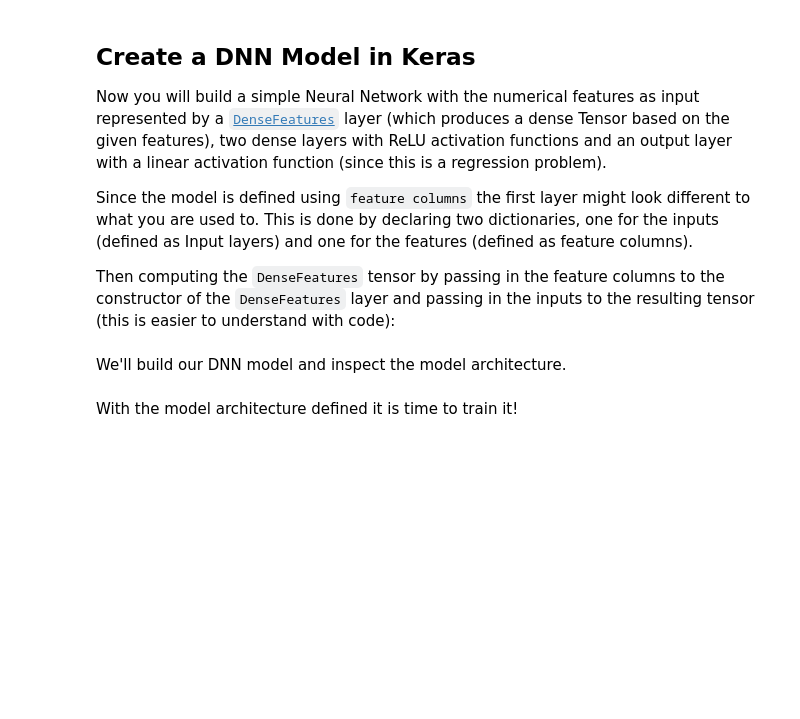
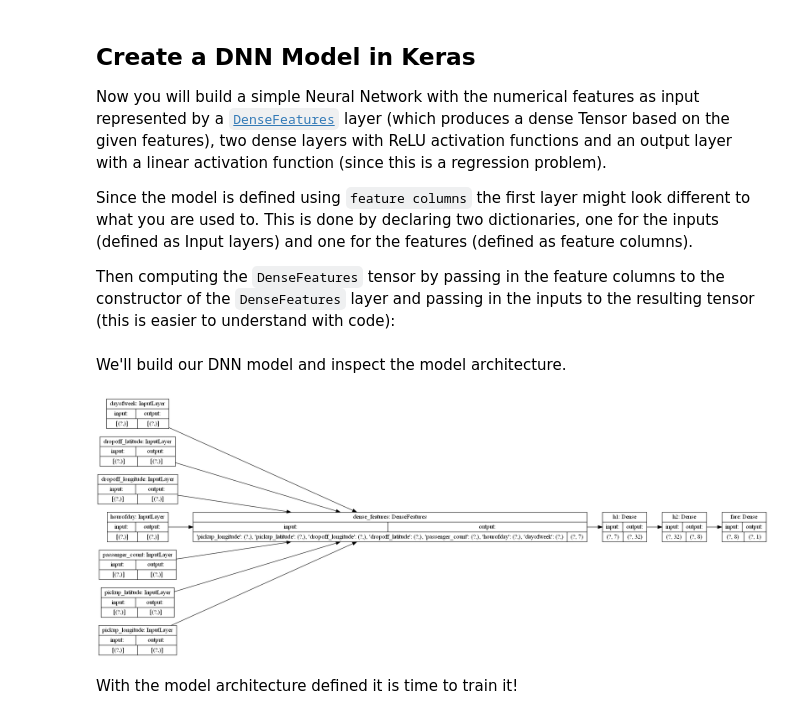
Before and after one commit to zhulingchen/Machine-Learning-Engineering-for-Production-MLOps-Specialization, a Jupyter notebook: Machine Learning Modeling Pipelines in Production/C3W2-Lab/C3_W2_Lab_1_Manual_Dimensionality.ipynb, the cells around one changed output. Saved outputs shown, nothing was run; the diff lists cells and outputs as text; code cells hidden in the pictures; blank space fills up the shorter version.

```diff
--- a/Machine Learning Modeling Pipelines in Production/C3W2-Lab/C3_W2_Lab_1_Manual_Dimensionality.ipynb
+++ b/Machine Learning Modeling Pipelines in Production/C3W2-Lab/C3_W2_Lab_1_Manual_Dimensionality.ipynb
@@ -151,9 +179,11 @@ We'll build our DNN model and inspect the model architecture.
 # %%
 # Save compiled model into a variable
 model = build_dnn_model()
 
 # Plot the layer architecture and relationship between input features
-tf.keras.utils.plot_model(model, 'dnn_model.png', show_shapes=False, rankdir='LR')
+tf.keras.utils.plot_model(model, 'dnn_model.png', show_shapes=True, rankdir='LR')
+# %% [output]
+[figure, added]
 # %% [markdown]
 With the model architecture defined it is time to train it!
 # %% [markdown]
```
Also changed, not shown: parts of 14 cells of this notebook, 3 other files.
